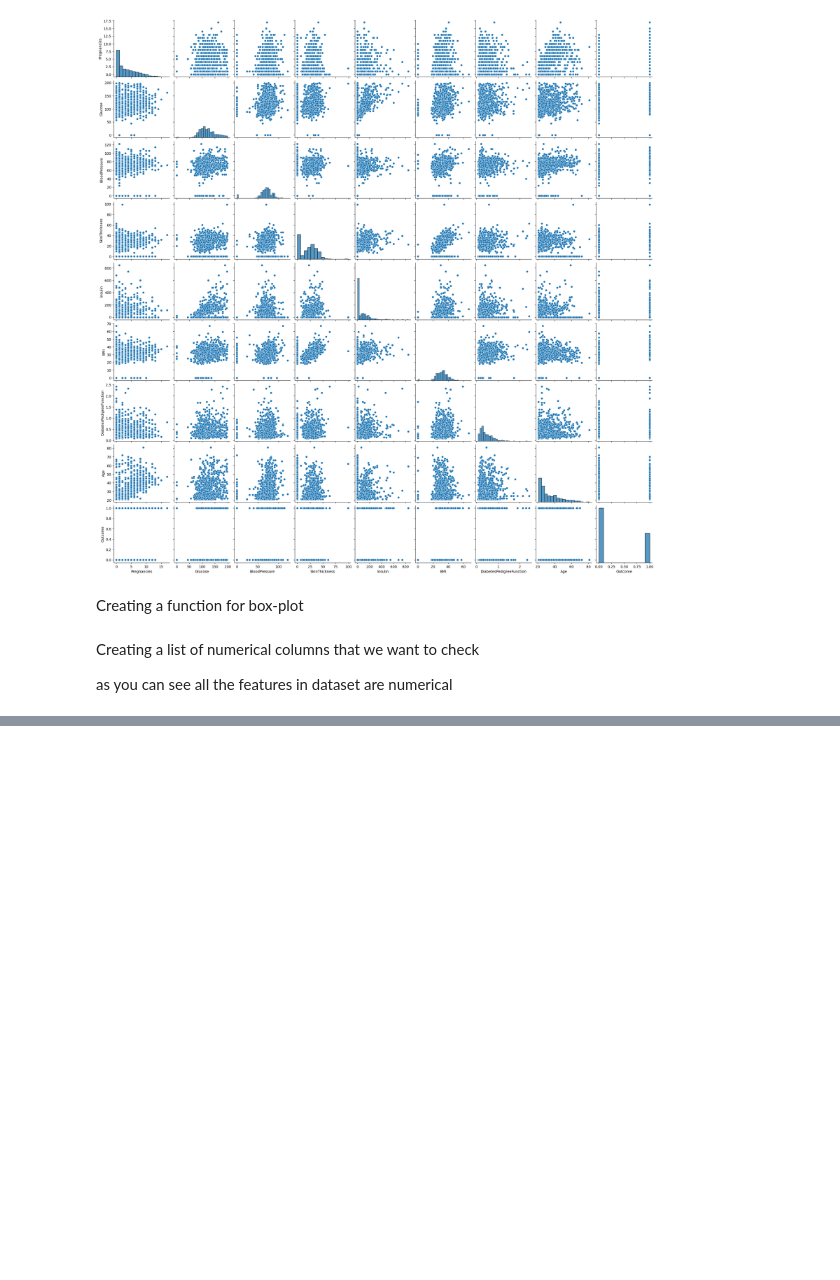
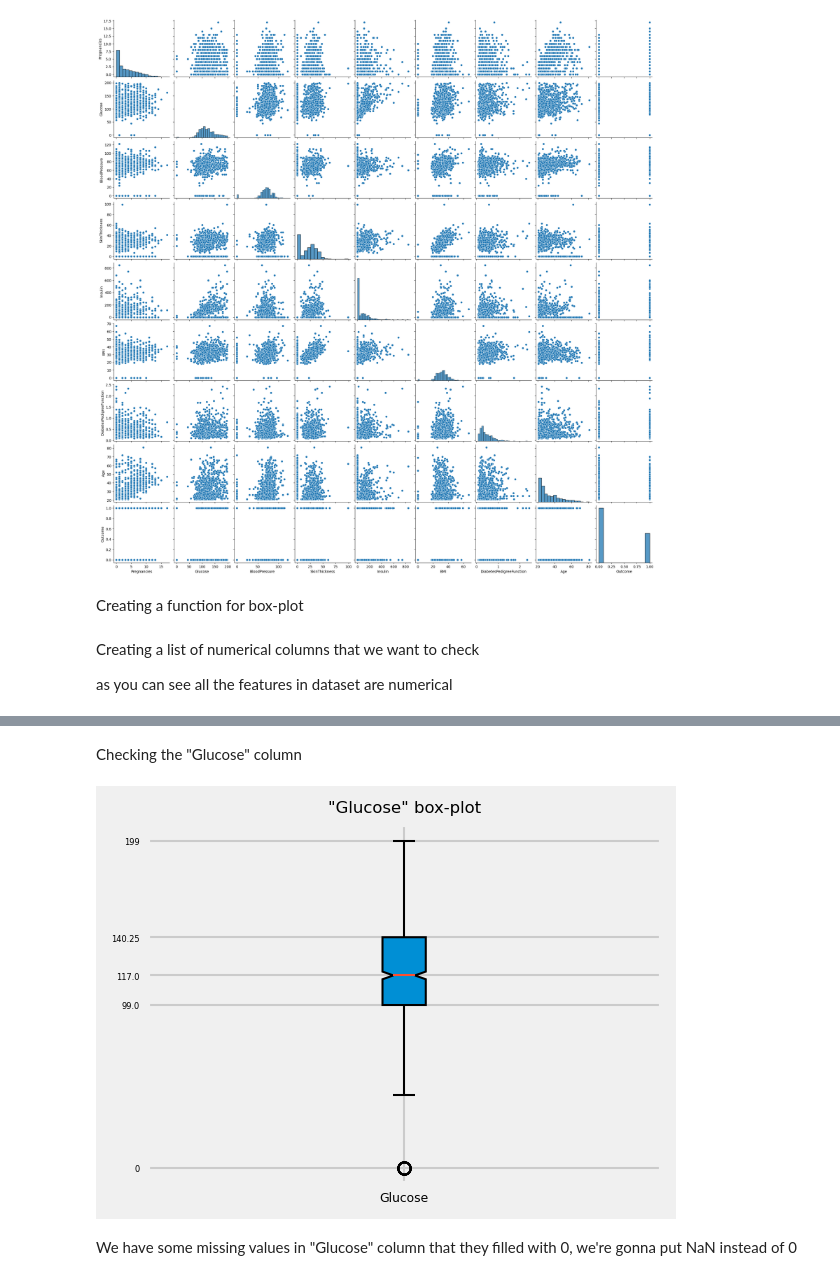
Before and after one commit to ErfaanJoodi/Diabetes-Dataset-Classification, a Jupyter notebook: Diabetes-Dataset-Classification.ipynb, the cells around one changed output, grey strips where cells are left out. Drawn from its saved outputs; the diff is of its cells as text; code cells hidden in the pictures; blank space fills up the shorter version.

```diff
--- a/Diabetes-Dataset-Classification.ipynb
+++ b/Diabetes-Dataset-Classification.ipynb
@@ -103,0 +149,8 @@ numerical_columns
+# %% [markdown]
+Checking the "Glucose" column
+# %%
+box_plot(dataset['Glucose'])
+# %% [output]
+[figure, added]
+# %% [markdown]
+We have some missing values in "Glucose" column that they filled with 0, we're gonna put NaN instead of 0
```
Also changed, not shown: parts of 53 cells of this notebook.
